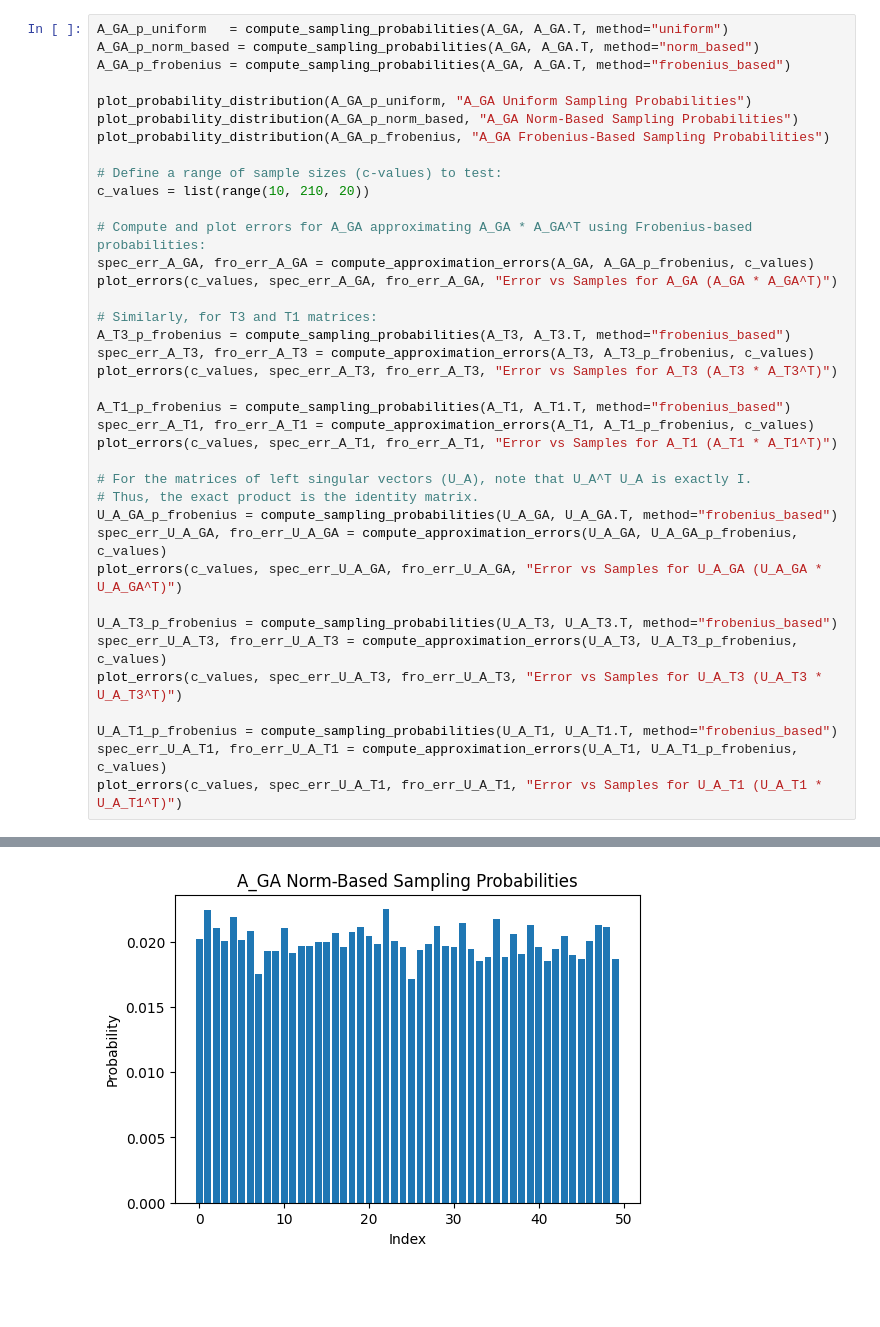
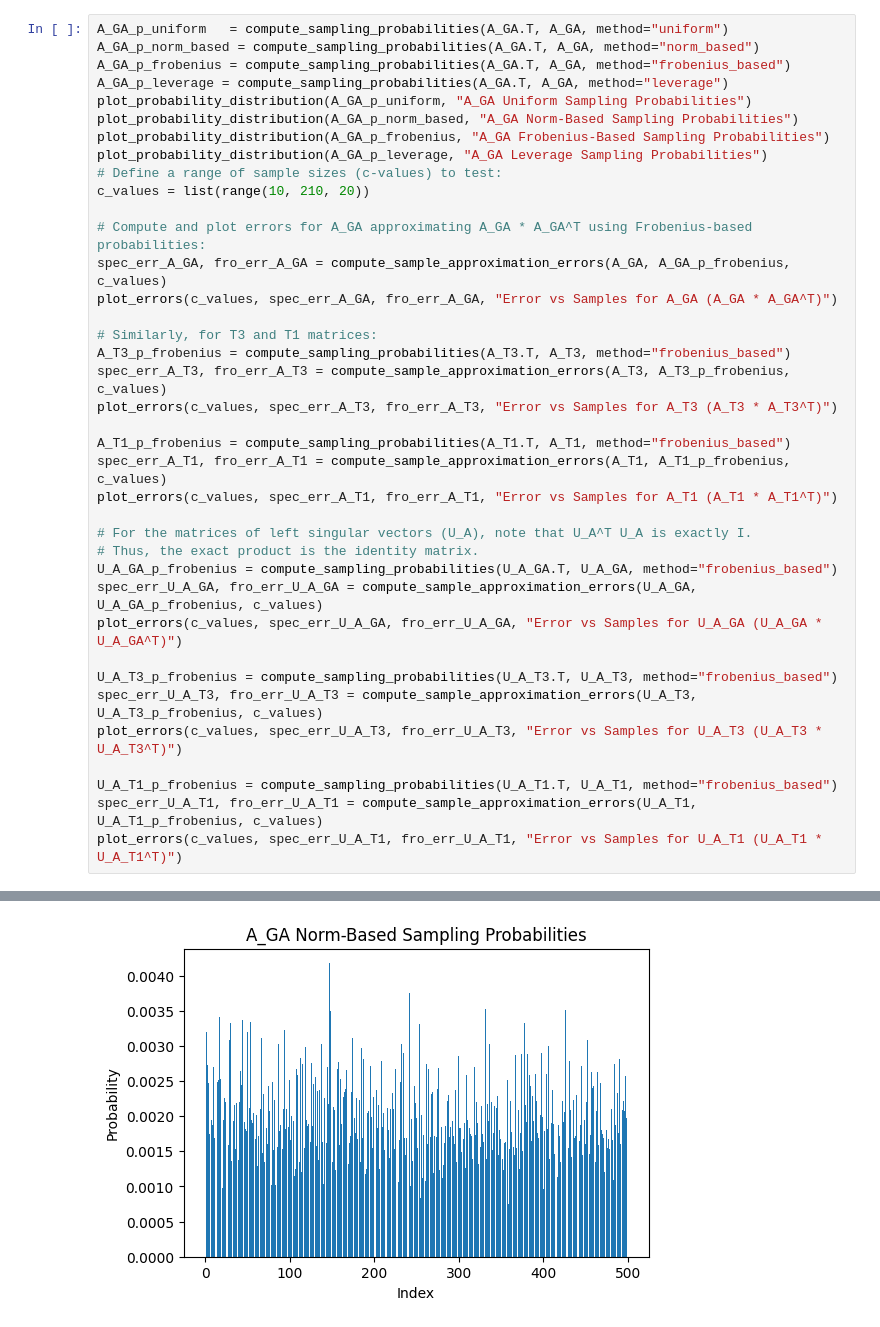
Before and after one commit to TagoreZhao/STAT260, a Jupyter notebook: HW2/hw2.ipynb, the cells around one changed output, grey strips where cells are left out. Drawn from its saved outputs; the diff is of its cells as text; blank space fills up the shorter version.

```diff
--- a/HW2/hw2.ipynb
+++ b/HW2/hw2.ipynb
@@ -76,39 +53,39 @@ def plot_errors(c_values, spectral_errors, fro_errors, title):
 # %%
-A_GA_p_uniform   = compute_sampling_probabilities(A_GA, A_GA.T, method="uniform")
-A_GA_p_norm_based = compute_sampling_probabilities(A_GA, A_GA.T, method="norm_based")
-A_GA_p_frobenius = compute_sampling_probabilities(A_GA, A_GA.T, method="frobenius_based")
-
+A_GA_p_uniform   = compute_sampling_probabilities(A_GA.T, A_GA, method="uniform")
+A_GA_p_norm_based = compute_sampling_probabilities(A_GA.T, A_GA, method="norm_based")
+A_GA_p_frobenius = compute_sampling_probabilities(A_GA.T, A_GA, method="frobenius_based")
+A_GA_p_leverage = compute_sampling_probabilities(A_GA.T, A_GA, method="leverage")
 plot_probability_distribution(A_GA_p_uniform, "A_GA Uniform Sampling Probabilities")
 plot_probability_distribution(A_GA_p_norm_based, "A_GA Norm-Based Sampling Probabilities")
 plot_probability_distribution(A_GA_p_frobenius, "A_GA Frobenius-Based Sampling Probabilities")
-
+plot_probability_distribution(A_GA_p_leverage, "A_GA Leverage Sampling Probabilities")
 # Define a range of sample sizes (c-values) to test:
 c_values = list(range(10, 210, 20))
 
 # Compute and plot errors for A_GA approximating A_GA * A_GA^T using Frobenius-based probabilities:
-spec_err_A_GA, fro_err_A_GA = compute_approximation_errors(A_GA, A_GA_p_frobenius, c_values)
+spec_err_A_GA, fro_err_A_GA = compute_sample_approximation_errors(A_GA, A_GA_p_frobenius, c_values)
 plot_errors(c_values, spec_err_A_GA, fro_err_A_GA, "Error vs Samples for A_GA (A_GA * A_GA^T)")
 
 # Similarly, for T3 and T1 matrices:
-A_T3_p_frobenius = compute_sampling_probabilities(A_T3, A_T3.T, method="frobenius_based")
-spec_err_A_T3, fro_err_A_T3 = compute_approximation_errors(A_T3, A_T3_p_frobenius, c_values)
+A_T3_p_frobenius = compute_sampling_probabilities(A_T3.T, A_T3, method="frobenius_based")
+spec_err_A_T3, fro_err_A_T3 = compute_sample_approximation_errors(A_T3, A_T3_p_frobenius, c_values)
 plot_errors(c_values, spec_err_A_T3, fro_err_A_T3, "Error vs Samples for A_T3 (A_T3 * A_T3^T)")
 
-A_T1_p_frobenius = compute_sampling_probabilities(A_T1, A_T1.T, method="frobenius_based")
-spec_err_A_T1, fro_err_A_T1 = compute_approximation_errors(A_T1, A_T1_p_frobenius, c_values)
+A_T1_p_frobenius = compute_sampling_probabilities(A_T1.T, A_T1, method="frobenius_based")
+spec_err_A_T1, fro_err_A_T1 = compute_sample_approximation_errors(A_T1, A_T1_p_frobenius, c_values)
 plot_errors(c_values, spec_err_A_T1, fro_err_A_T1, "Error vs Samples for A_T1 (A_T1 * A_T1^T)")
 
 # For the matrices of left singular vectors (U_A), note that U_A^T U_A is exactly I.
 # Thus, the exact product is the identity matrix.
-U_A_GA_p_frobenius = compute_sampling_probabilities(U_A_GA, U_A_GA.T, method="frobenius_based")
-spec_err_U_A_GA, fro_err_U_A_GA = compute_approximation_errors(U_A_GA, U_A_GA_p_frobenius, c_values)
+U_A_GA_p_frobenius = compute_sampling_probabilities(U_A_GA.T, U_A_GA, method="frobenius_based")
+spec_err_U_A_GA, fro_err_U_A_GA = compute_sample_approximation_errors(U_A_GA, U_A_GA_p_frobenius, c_values)
 plot_errors(c_values, spec_err_U_A_GA, fro_err_U_A_GA, "Error vs Samples for U_A_GA (U_A_GA * U_A_GA^T)")
 
-U_A_T3_p_frobenius = compute_sampling_probabilities(U_A_T3, U_A_T3.T, method="frobenius_based")
-spec_err_U_A_T3, fro_err_U_A_T3 = compute_approximation_errors(U_A_T3, U_A_T3_p_frobenius, c_values)
+U_A_T3_p_frobenius = compute_sampling_probabilities(U_A_T3.T, U_A_T3, method="frobenius_based")
+spec_err_U_A_T3, fro_err_U_A_T3 = compute_sample_approximation_errors(U_A_T3, U_A_T3_p_frobenius, c_values)
 plot_errors(c_values, spec_err_U_A_T3, fro_err_U_A_T3, "Error vs Samples for U_A_T3 (U_A_T3 * U_A_T3^T)")
 
-U_A_T1_p_frobenius = compute_sampling_probabilities(U_A_T1, U_A_T1.T, method="frobenius_based")
-spec_err_U_A_T1, fro_err_U_A_T1 = compute_approximation_errors(U_A_T1, U_A_T1_p_frobenius, c_values)
+U_A_T1_p_frobenius = compute_sampling_probabilities(U_A_T1.T, U_A_T1, method="frobenius_based")
+spec_err_U_A_T1, fro_err_U_A_T1 = compute_sample_approximation_errors(U_A_T1, U_A_T1_p_frobenius, c_values)
 plot_errors(c_values, spec_err_U_A_T1, fro_err_U_A_T1, "Error vs Samples for U_A_T1 (U_A_T1 * U_A_T1^T)")
 # %% [output]
@@ -116 +93 @@ plot_errors(c_values, spec_err_U_A_T1, fro_err_U_A_T1, "Error vs Samples for U_A
-[figure, old version]
+[figure, new version]
```
Also changed, not shown: parts of 8 cells of this notebook, 1 other file.
